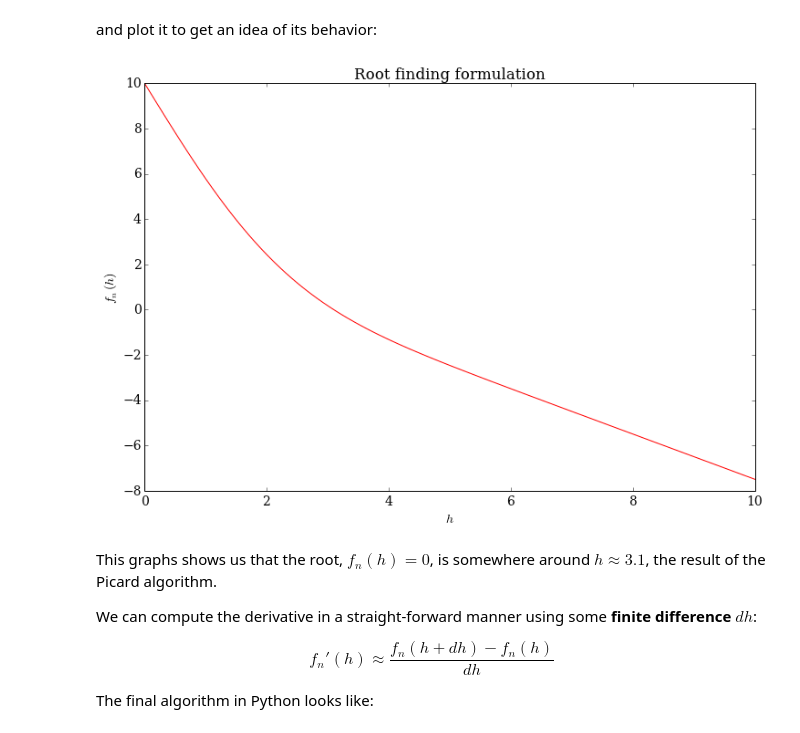
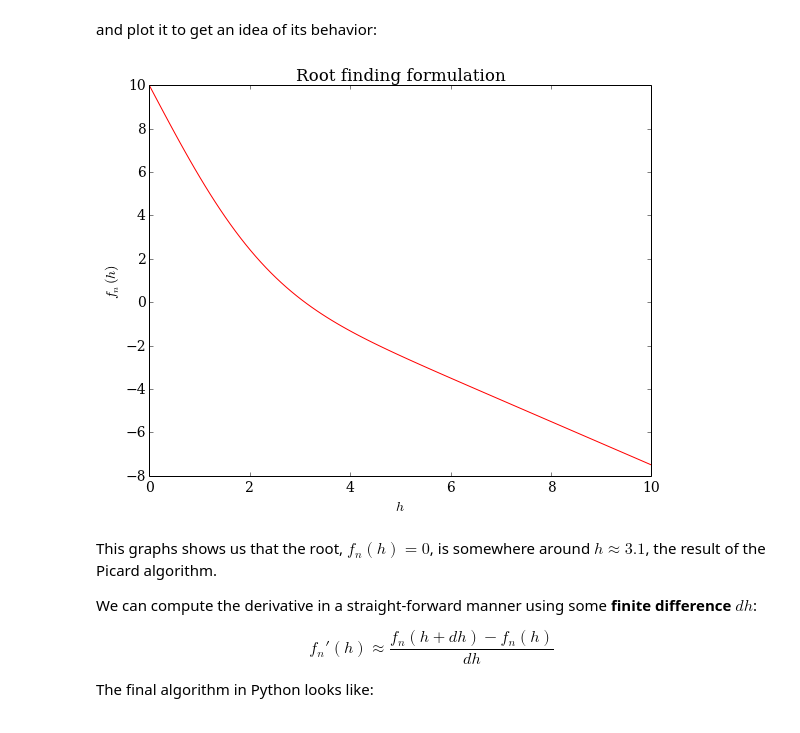
Before and after one commit to philippslang/nummet_I, a Jupyter notebook: NonLinearRoots.ipynb, the cells around one changed output. Drawn from its saved outputs; the diff is of its cells as text; code cells hidden in the pictures.

```diff
--- a/NonLinearRoots.ipynb
+++ b/NonLinearRoots.ipynb
@@ -253,14 +260,13 @@ and plot it to get an idea of its behavior:
 h = np.linspace(0., h_L, 100)
 f = fn(h)
 # %%
-fig, ax = plt.subplots()
-ax.plot(h, f, color='r')
-ax.set_xlabel('$h$')
-ax.set_ylabel('$f_n(h)$')
+plt.plot(h, f, color='r')
+plt.xlabel('$h$')
+plt.ylabel('$f_n(h)$')
 plt.title('Root finding formulation')
 plt.show()
 # %% [output]
-[figure, old version]
+[figure, new version]
 # %% [markdown]
 This graphs shows us that the root, $f_n(h)=0$, is somewhere around $h \approx 3.1$, the result of the Picard algorithm.
 
```
Also changed, not shown: parts of 5 cells of this notebook, 3 other files.
